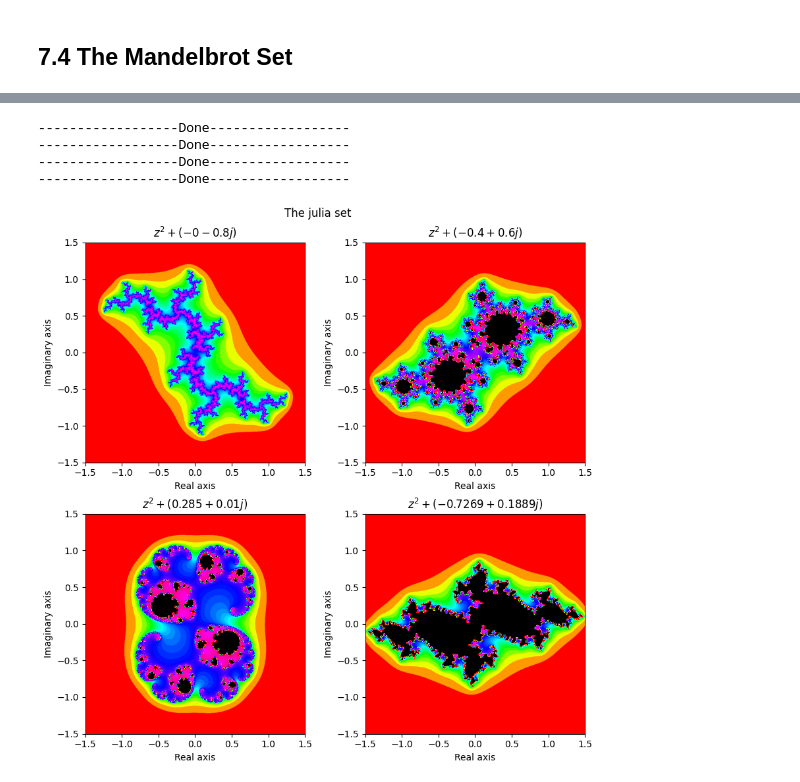
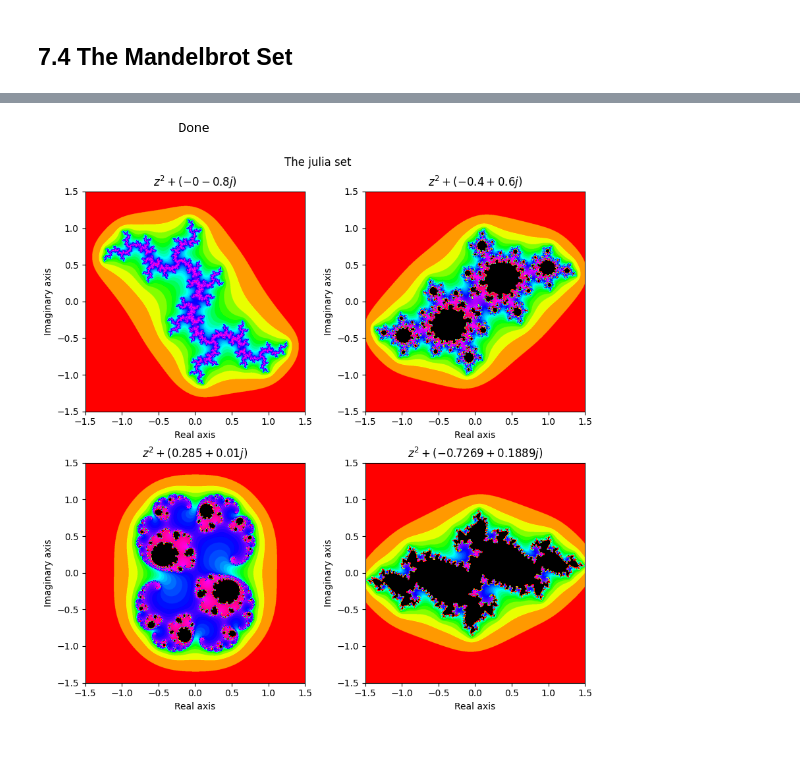
Before and after one commit to viktor40/Introductory-Biophysics, a Jupyter notebook: Exercises set 7.ipynb, the cells around one changed output, grey strips where cells are left out. Cells and saved outputs as stored; diff of their text form; code cells hidden in the pictures; blank space fills up the shorter version.

```diff
--- a/Exercises set 7.ipynb
+++ b/Exercises set 7.ipynb
@@ -619,5 +573,6 @@ def plot_fractal(axes, size, x_min_l, x_max_l, y_min_l, y_max_l, max_iter, thres
 # %%
 f13, axes13 = plt.subplots(nrows=2, ncols=2, figsize=(8.5, 8.5), constrained_layout=True)
 f13.suptitle("The mandelbrotset")
-plot_fractal(axes13, **plot_cst, **brot_cst)
+for ax, x_min, x_max, y_min, y_max in zip(axes13.ravel(), *(brot_cst.values())):
+    plot_fractal(ax, x_min, x_max, y_min, y_max, **plot_cst)
 # %% [output]
@@ -629,8 +581,15 @@ plot_fractal(axes13, **plot_cst, **brot_cst)
 # %%
+multi_brot_cst = {
+    'x_min_l': [-1.5, -1.4, -1, -1.25],
+    'x_max_l': [1.5, 1.1, 1, 1.25],
+    'y_min_l': [-1.5, -1.25, -1, -1.25],
+    'y_max_l': [1.5, 1.25, 1, 1.25],
+}
+
 f14, axes14 = plt.subplots(nrows=2, ncols=2, figsize=(8.5, 8.5), constrained_layout=True)
 f14.suptitle("The multibrotset")
-plot_fractal(axes14, **plot_cst, **multi_brot_cst)
-for ax, n in zip(axes14.ravel(), range(2, 11)):
-    ax.set_title('$z^{' + f'{n}' + '} + c$')
+for n, (ax, x_min, x_max, y_min, y_max) in enumerate(zip(axes14.ravel(), *(multi_brot_cst.values()))):
+    plot_fractal(ax, x_min, x_max, y_min, y_max, **plot_cst, func=partial(multibrot, n=n+3))
+    ax.set_title('$z^{' + f'{n+3}' + '} + c$')
 plt.show()
 # %% [output]
@@ -642,13 +598,18 @@ plt.show()
 # %%
+julia_cst = {
+    'x_min_l': [-1.5,-1.5, -1.5, -1.5],
+    'x_max_l': [1.5, 1.5, 1.5, 1.5],
+    'y_min_l': [-1.5,-1.5, -1.5, -1.5],
+    'y_max_l': [1.5, 1.5, 1.5, 1.5],
+    'cst': [-0.8j, -0.4 + 0.6j, 0.285 + 0.01j, -0.7269 + 0.1889j]
+}
+
 f15, axes15 = plt.subplots(nrows=2, ncols=2, figsize=(8.5, 8.5), constrained_layout=True)
 f15.suptitle("The julia set")
-for ax, c in zip(axes15.ravel(), julia_cst['cst']):
+for n, (ax, x_min, x_max, y_min, y_max, c) in enumerate(zip(axes15.ravel(), *(julia_cst.values()))):
+    plot_fractal(ax, x_min, x_max, y_min, y_max, **plot_cst, start=c)
     ax.set_title(f'$z^2 + {c}$')
-plot_fractal(axes15, **plot_cst, **julia_cst)
 # %% [output]
-------------------Done------------------
-------------------Done------------------
-------------------Done------------------
-------------------Done------------------
+                  Done
-[figure, old version]
+[figure, new version]
 # %%
```
Also changed, not shown: parts of 8 cells of this notebook.
